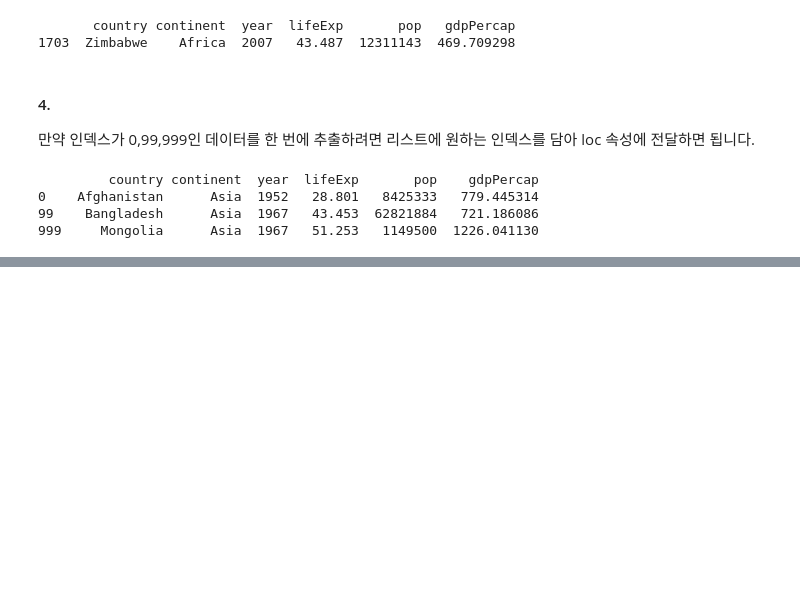
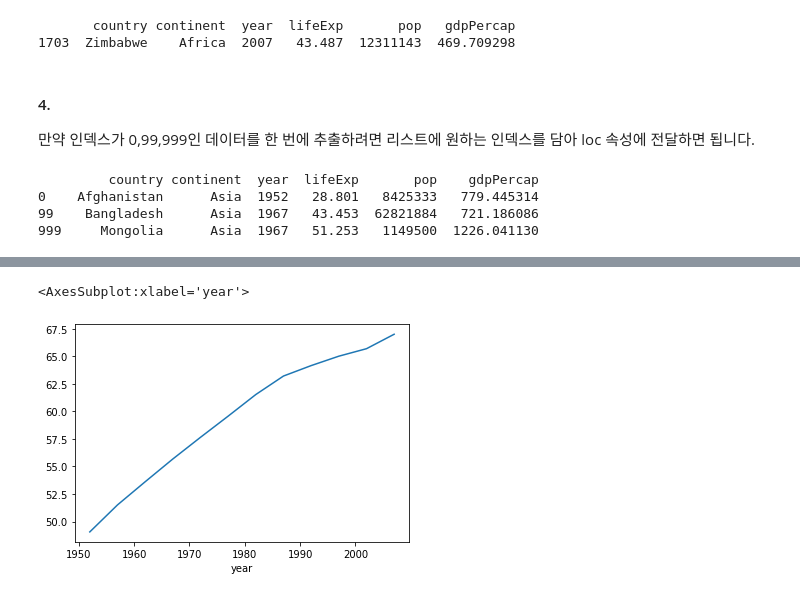
Before and after one commit to goldang01/doit_pandas_study, a Jupyter notebook: Chapter 2.ipynb, the cells around one changed output, grey strips where cells are left out. Drawn from its saved outputs; the diff is of its cells as text; code cells hidden in the pictures; blank space fills up the shorter version.

```diff
--- a/Chapter 2.ipynb
+++ b/Chapter 2.ipynb
@@ -270,0 +571,3 @@ NameError: name 'ss' is not defined
+# %%
+global_yearly_life_expectancy = df.groupby('year')['lifeExp'].mean()
+print(global_yearly_life_expextancy)
@@ -270,0 +589,5 @@ NameError: name 'ss' is not defined
+# %%
+global_yearly_life_expectancy.plot()
+# %% [output]
+<AxesSubplot:xlabel='year'>
+[figure, added]
```
Also changed, not shown: parts of 54 cells of this notebook, 2 other files.
